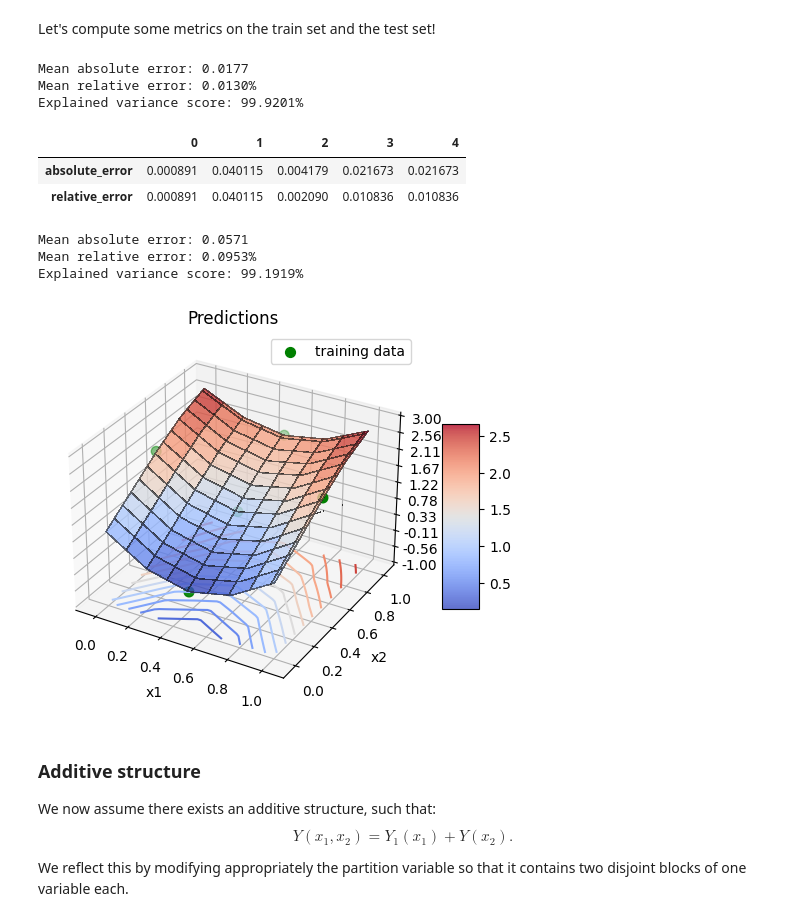
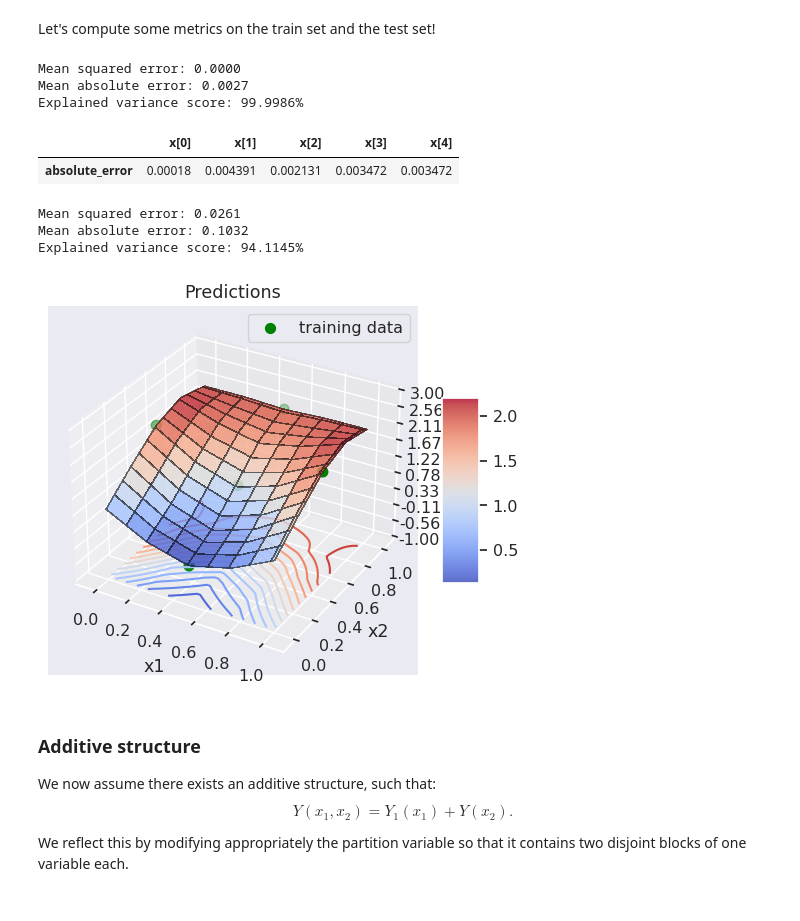
Before and after one commit to Algue-Rythme/MaxModeAdditiveGP, a Jupyter notebook: toy_tutorial.ipynb, the cells around one changed output. Saved outputs shown, nothing was run; the diff lists cells and outputs as text; code cells hidden in the pictures.

```diff
--- a/toy_tutorial.ipynb
+++ b/toy_tutorial.ipynb
@@ -49,9 +49,14 @@ y_test = y_ground_truth(x_test)
 import matplotlib.pyplot as plt
 from matplotlib import cm
 from matplotlib.ticker import LinearLocator
+import seaborn as sns
 import numpy as np
 
-def plot_surface_3d(x1, x2, y, x_train, y_train, fig, ax, title=""):
+def plot_surface_3d(x1, x2, y, x_train, y_train, title=""):
+  sns.set_style("whitegrid")
+  sns.set_context("paper")
+  sns.set(font_scale=1.05)
+  fig, ax = plt.subplots(subplot_kw={"projection": "3d"})
   edgecolor = (0.1, 0.1, 0.1, 0.6)
   surf = ax.plot_surface(x1, x2, y, cmap=cm.coolwarm,
                         linewidth=0.3, antialiased=False,
@@ -68,6 +73,5 @@ def plot_surface_3d(x1, x2, y, x_train, y_train, fig, ax, title=""):
   fig.colorbar(surf, shrink=0.5, aspect=5)
   ax.set_title(title)
 
-fig, ax = plt.subplots(subplot_kw={"projection": "3d"})
-plot_surface_3d(x1, x2, y_test.reshape(x1.shape), x_train, y_train, fig, ax, "Ground truth")
+plot_surface_3d(x1, x2, y_test.reshape(x1.shape), x_train, y_train, "Ground truth")
 # %% [output]
@@ -106,7 +114,7 @@ constraints = NoConstraints()
 # %% [markdown]
 6. We are now ready to go! The model is fully defined.
 # %%
-monoblock_gp = MaxModeAdditiveGaussianProcess(partition, basis, kernel, constraints)
+monoblock_gp = ConstrainedAdditiveGP(partition, basis, kernel, constraints)
 # %% [markdown]
 We fit the model:
 # %%
@@ -130,24 +138,22 @@ Let's compute some metrics on the train set and the test set!
 from utils import regression_report
 regression_report(y_train, y_pred)  # train set
 # %% [output]
-Mean absolute error: 0.0177
-Mean relative error: 0.0130%
-Explained variance score: 99.9201%
+Mean squared error: 0.0000
+Mean absolute error: 0.0027
+Explained variance score: 99.9986%
-|  | 0 | 1 | 2 | 3 | 4 |
-| absolute_error | 0.000891 | 0.040115 | 0.004179 | 0.021673 | 0.021673 |
-| relative_error | 0.000891 | 0.040115 | 0.002090 | 0.010836 | 0.010836 |
+|  | x[0] | x[1] | x[2] | x[3] | x[4] |
+| absolute_error | 0.00018 | 0.004391 | 0.002131 | 0.003472 | 0.003472 |
 # %%
 y_pred = additive_fun.predict(x_test).y_pred
 _ = regression_report(y_test, y_pred)  # test set
 # %% [output]
-Mean absolute error: 0.0571
-Mean relative error: 0.0953%
-Explained variance score: 99.1919%
+Mean squared error: 0.0261
+Mean absolute error: 0.1032
+Explained variance score: 94.1145%
 # %%
-fig, ax = plt.subplots(subplot_kw={"projection": "3d"})
-plot_surface_3d(x1, x2, y_pred.reshape(x1.shape), x_train, y_train, fig, ax, "Predictions")
+plot_surface_3d(x1, x2, y_pred.reshape(x1.shape), x_train, y_train, "Predictions")
 # %% [output]
-[figure, old version]
+[figure, new version]
 # %% [markdown]
 ### Additive structure
 
```
Also changed, not shown: parts of 29 cells of this notebook, 6 other files.
